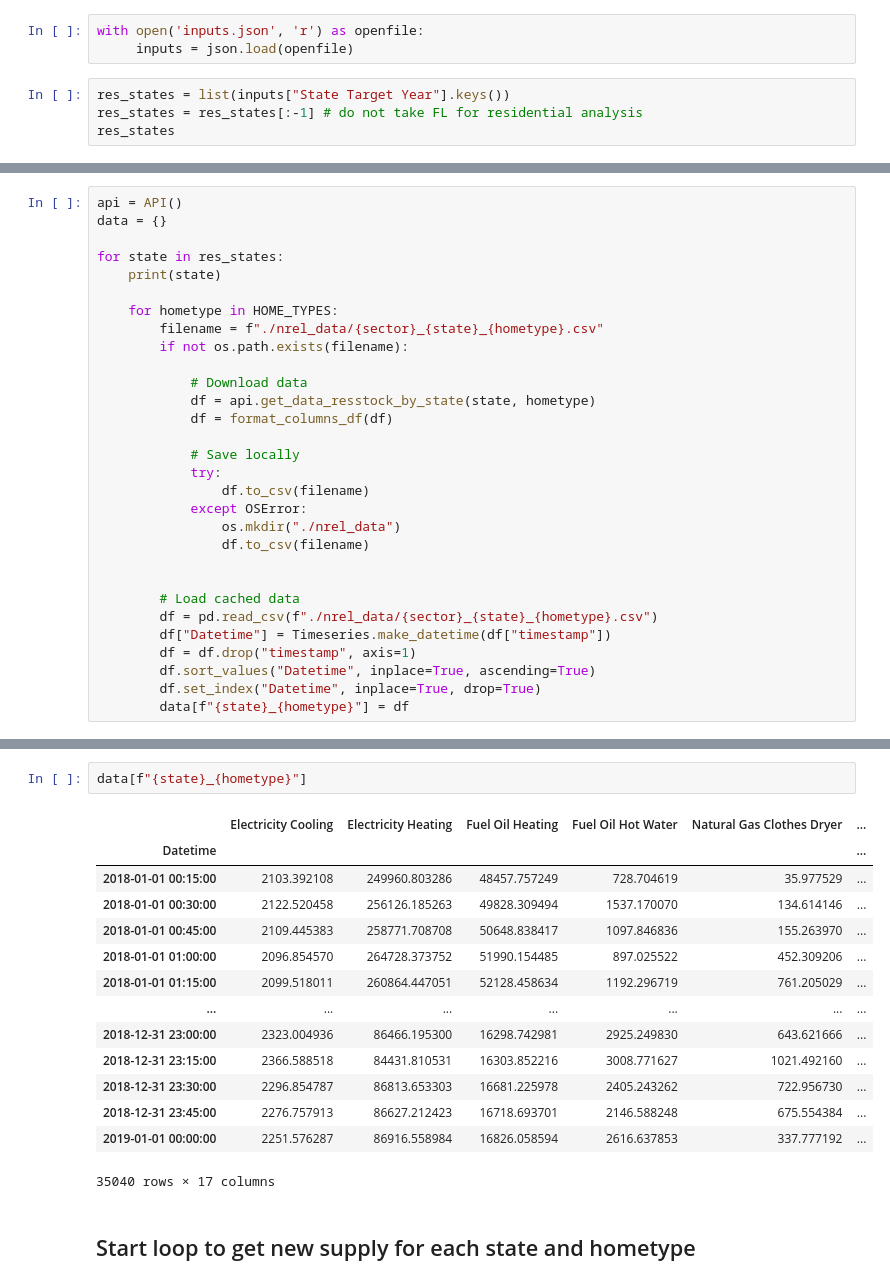
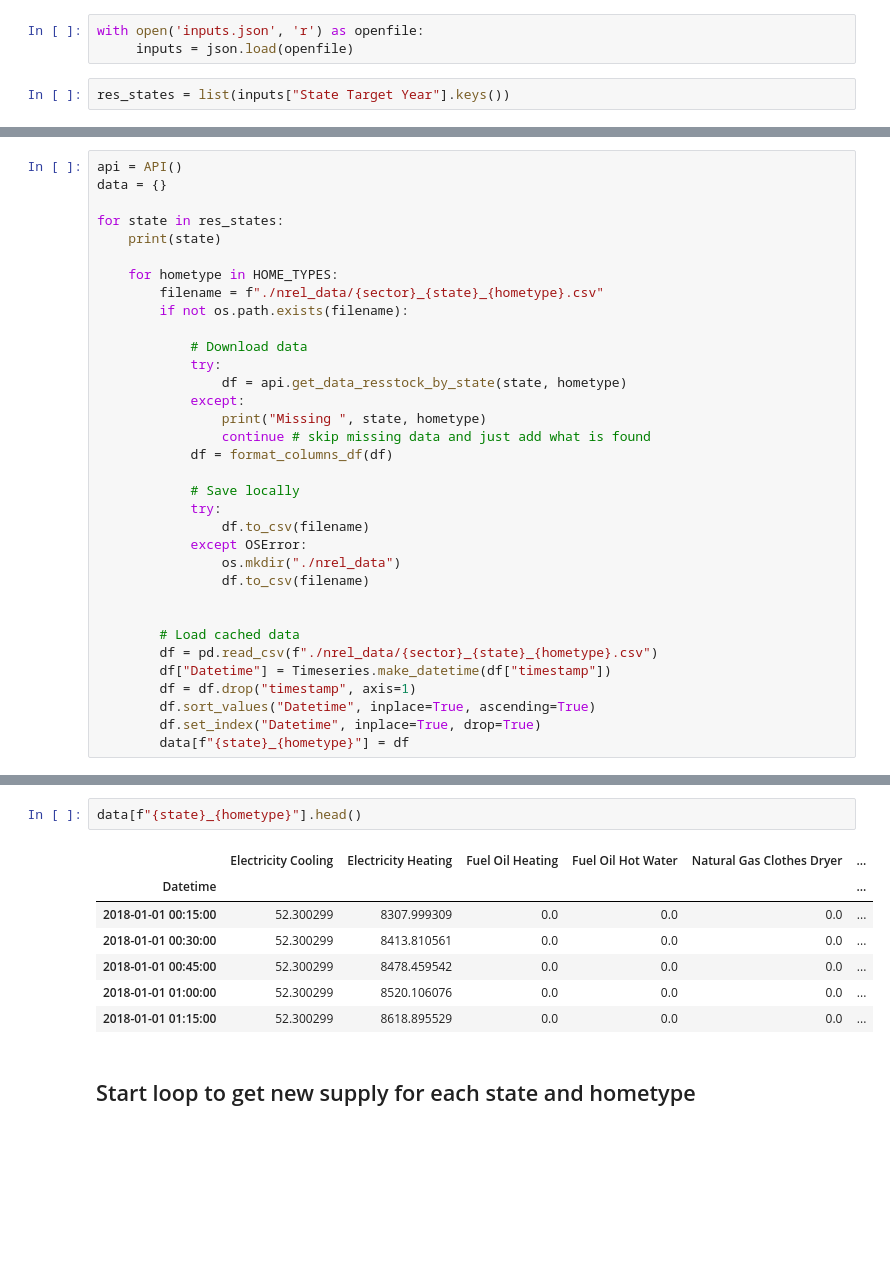
Before and after one commit to slacgismo/electrification-loadshape-analysis, a Jupyter notebook: task2_report_national/residential_loadshape_analysis.ipynb, the cells around one changed output, grey strips where cells are left out. Cells and saved outputs as stored; diff of their text form; blank space fills up the shorter version.

```diff
--- a/task2_report_national/residential_loadshape_analysis.ipynb
+++ b/task2_report_national/residential_loadshape_analysis.ipynb
@@ -42,5 +44,3 @@ with open('inputs.json', 'r') as openfile:
      inputs = json.load(openfile)
 # %%
 res_states = list(inputs["State Target Year"].keys())
-res_states = res_states[:-1] # do not take FL for residential analysis
-res_states
@@ -72,7 +73,11 @@ for state in res_states:
         if not os.path.exists(filename):
 
             # Download data
-            df = api.get_data_resstock_by_state(state, hometype)
+            try:
+                df = api.get_data_resstock_by_state(state, hometype)
+            except:
+                print("Missing ", state, hometype)
+                continue # skip missing data and just add what is found
             df = format_columns_df(df)
 
             # Save locally
@@ -102,20 +116,13 @@ MA
 # %%
-data[f"{state}_{hometype}"]
+data[f"{state}_{hometype}"].head()
 # %% [output]
 |  | Electricity Cooling | Electricity Heating | Fuel Oil Heating | Fuel Oil Hot Water | Natural Gas Clothes Dryer | ... |
 | Datetime |  |  |  |  |  | ... |
-| 2018-01-01 00:15:00 | 2103.392108 | 249960.803286 | 48457.757249 | 728.704619 | 35.977529 | ... |
-| 2018-01-01 00:30:00 | 2122.520458 | 256126.185263 | 49828.309494 | 1537.170070 | 134.614146 | ... |
-| 2018-01-01 00:45:00 | 2109.445383 | 258771.708708 | 50648.838417 | 1097.846836 | 155.263970 | ... |
-| 2018-01-01 01:00:00 | 2096.854570 | 264728.373752 | 51990.154485 | 897.025522 | 452.309206 | ... |
-| 2018-01-01 01:15:00 | 2099.518011 | 260864.447051 | 52128.458634 | 1192.296719 | 761.205029 | ... |
-| ... | ... | ... | ... | ... | ... | ... |
-| 2018-12-31 23:00:00 | 2323.004936 | 86466.195300 | 16298.742981 | 2925.249830 | 643.621666 | ... |
-| 2018-12-31 23:15:00 | 2366.588518 | 84431.810531 | 16303.852216 | 3008.771627 | 1021.492160 | ... |
-| 2018-12-31 23:30:00 | 2296.854787 | 86813.653303 | 16681.225978 | 2405.243262 | 722.956730 | ... |
-| 2018-12-31 23:45:00 | 2276.757913 | 86627.212423 | 16718.693701 | 2146.588248 | 675.554384 | ... |
-| 2019-01-01 00:00:00 | 2251.576287 | 86916.558984 | 16826.058594 | 2616.637853 | 337.777192 | ... |
+| 2018-01-01 00:15:00 | 52.300299 | 8307.999309 | 0.0 | 0.0 | 0.0 | ... |
+| 2018-01-01 00:30:00 | 52.300299 | 8413.810561 | 0.0 | 0.0 | 0.0 | ... |
+| 2018-01-01 00:45:00 | 52.300299 | 8478.459542 | 0.0 | 0.0 | 0.0 | ... |
+| 2018-01-01 01:00:00 | 52.300299 | 8520.106076 | 0.0 | 0.0 | 0.0 | ... |
+| 2018-01-01 01:15:00 | 52.300299 | 8618.895529 | 0.0 | 0.0 | 0.0 | ... |
-35040 rows × 17 columns
 # %% [markdown]
 ## Start loop to get new supply for each state and hometype
 # %%
```
Also changed, not shown: parts of 26 cells of this notebook, 1 other file.
